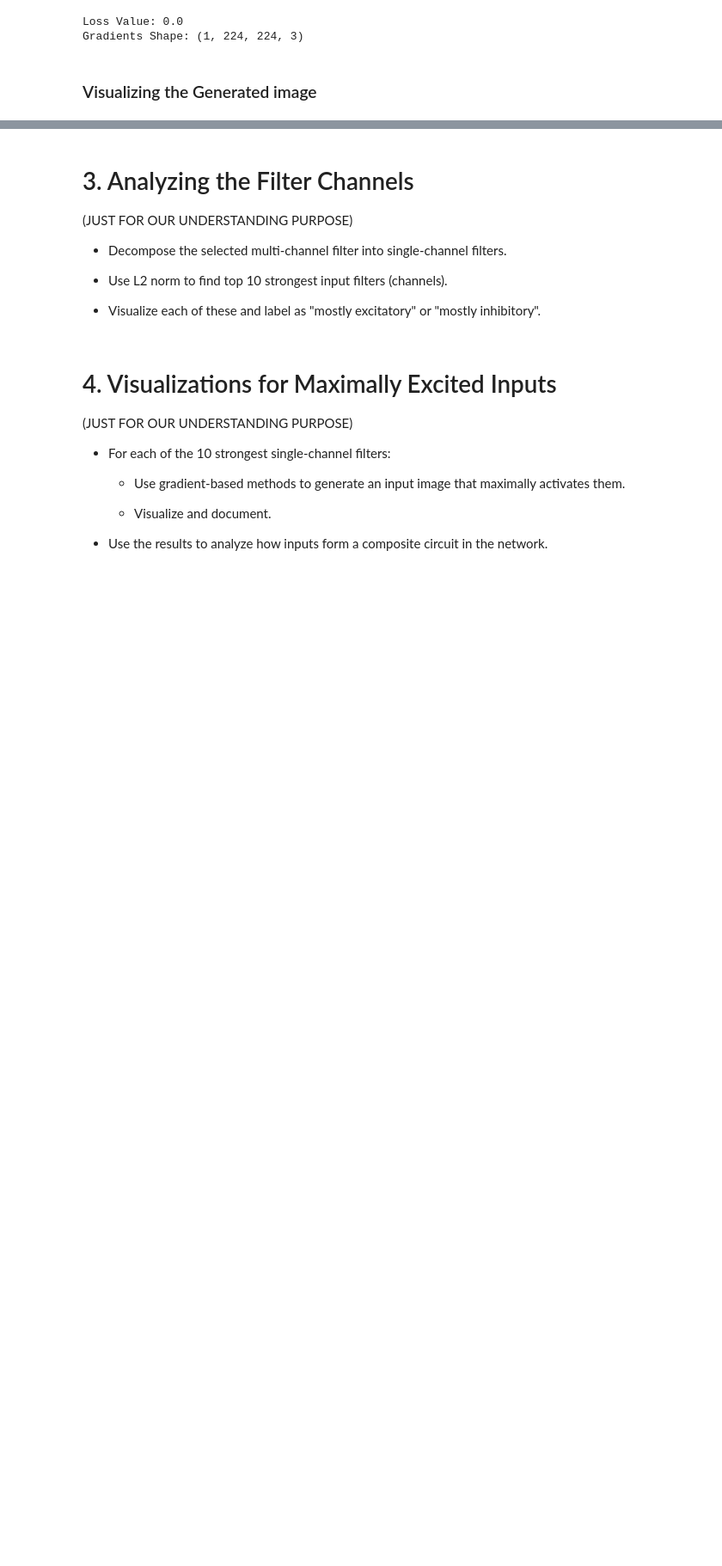
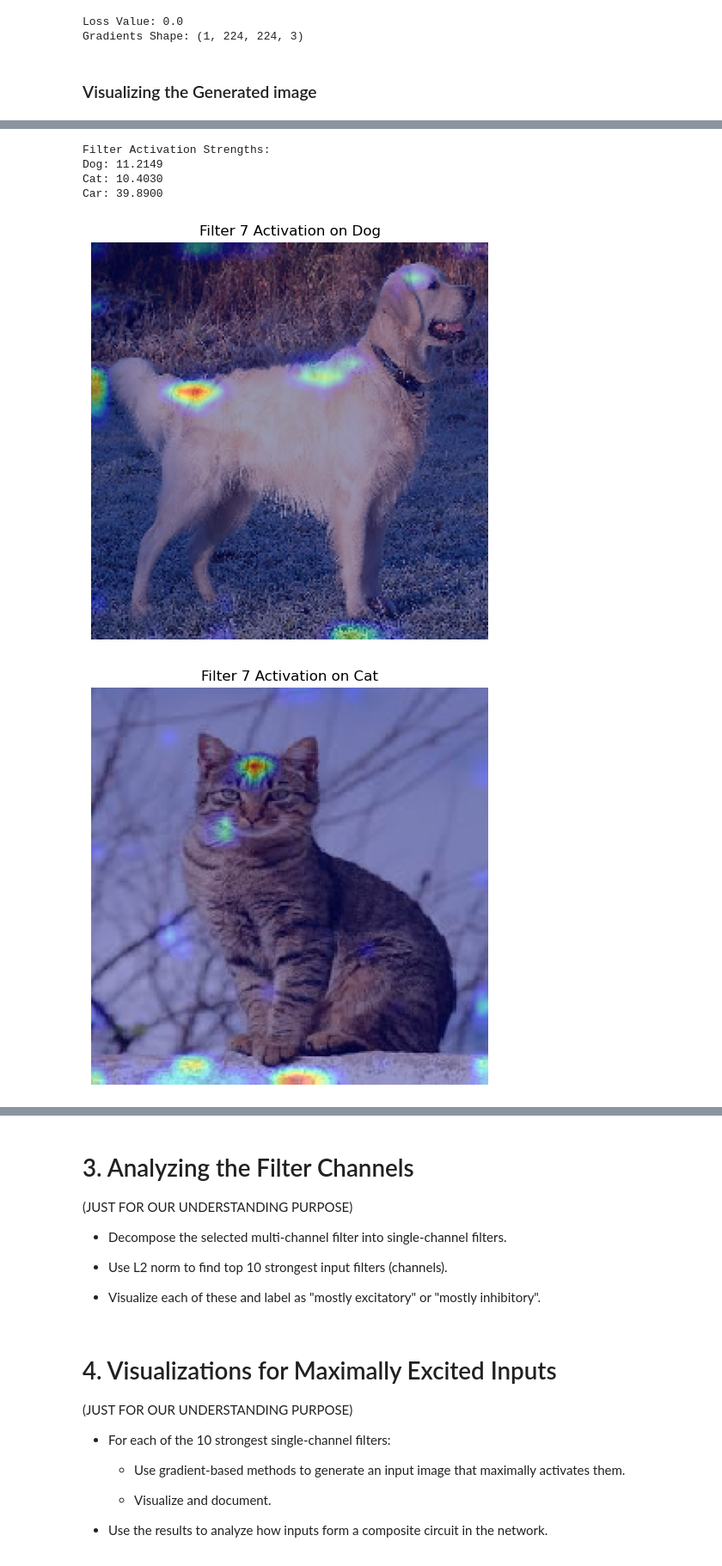
Before and after one commit to mmthen/Lab3ML, a Jupyter notebook: lab3.ipynb, the cells around one changed output, grey strips where cells are left out. Shown at 86% size. Saved outputs shown, nothing was run; the diff lists cells and outputs as text; code cells hidden in the pictures; blank space fills up the shorter version.

Commit message:
Update lab3.ipynb
Generated some code that needs review that might help

```diff
--- a/lab3.ipynb
+++ b/lab3.ipynb
@@ -311,0 +314,73 @@ plt.show()
+# %%
+#both these sections need review as they are generated
+def get_filter_activation(model, layer_name, filter_index, preprocessed_img):
+    # Build a sub-model for the layer
+    sub_model = tf.keras.Model(inputs=model.input, outputs=model.get_layer(layer_name).output)
+
+    # Get activations
+    activations = sub_model(preprocessed_img)
+
+    # Extract the specific filter's output and compute average activation
+    filter_activation = activations[0, :, :, filter_index]
+    return np.mean(filter_activation.numpy())
+
+# Run activation analysis on all input images
+filter_activations = {}
+layer_name = 'block4_conv3'
+filter_index = 7
+
+for label, img_tensor in image_tensors.items():
+    act = get_filter_activation(model, layer_name, filter_index, img_tensor)
+    filter_activations[label] = act
+
+# Show which class excited the filter the most
+print("Filter Activation Strengths:")
+for label, activation in filter_activations.items():
+    print(f"{label}: {activation:.4f}")
+# %% [output]
+Filter Activation Strengths:
+Dog: 11.2149
+Cat: 10.4030
+Car: 39.8900
+# %%
+import matplotlib.cm as cm
+
+def visualize_filter_activation(model, layer_name, filter_index, img_tensor, original_img, label):
+    # Create sub-model for the desired layer
+    activation_model = tf.keras.Model(inputs=model.input,
+                                      outputs=model.get_layer(layer_name).output)
+
+    # Get activation map
+    activation = activation_model(img_tensor)
+    activation_map = activation[0, :, :, filter_index].numpy()
+
+    # Normalize activation map
+    activation_map -= activation_map.min()
+    activation_map /= activation_map.max()
+
+    # Resize to original image size
+    activation_map_resized = tf.image.resize(activation_map[..., np.newaxis],
+                                             (original_img.size[1], original_img.size[0])).numpy().squeeze()
+
+    # Apply colormap
+    heatmap = cm.jet(activation_map_resized)[..., :3]  # Drop alpha channel
+
+    # Superimpose on original image
+    original_img_np = np.array(original_img).astype('float32') / 255.0
+    superimposed_img = heatmap * 0.4 + original_img_np * 0.6
+    superimposed_img = np.clip(superimposed_img, 0, 1)
+
+    # Plot
+    plt.figure(figsize=(6, 6))
+    plt.imshow(superimposed_img)
+    plt.axis('off')
+    plt.title(f"Filter {filter_index} Activation on {label}")
+    plt.show()
+
+# Visualize activations on your test images
+for label, img_tensor in image_tensors.items():
+    original_img, _ = load_and_prepare_image(image_urls[label])
+    visualize_filter_activation(model, 'block4_conv3', 7, img_tensor, original_img, label)
+# %% [output]
+[figure, added]
+[figure, added]
```
Also changed, not shown: parts of 4 cells of this notebook.
